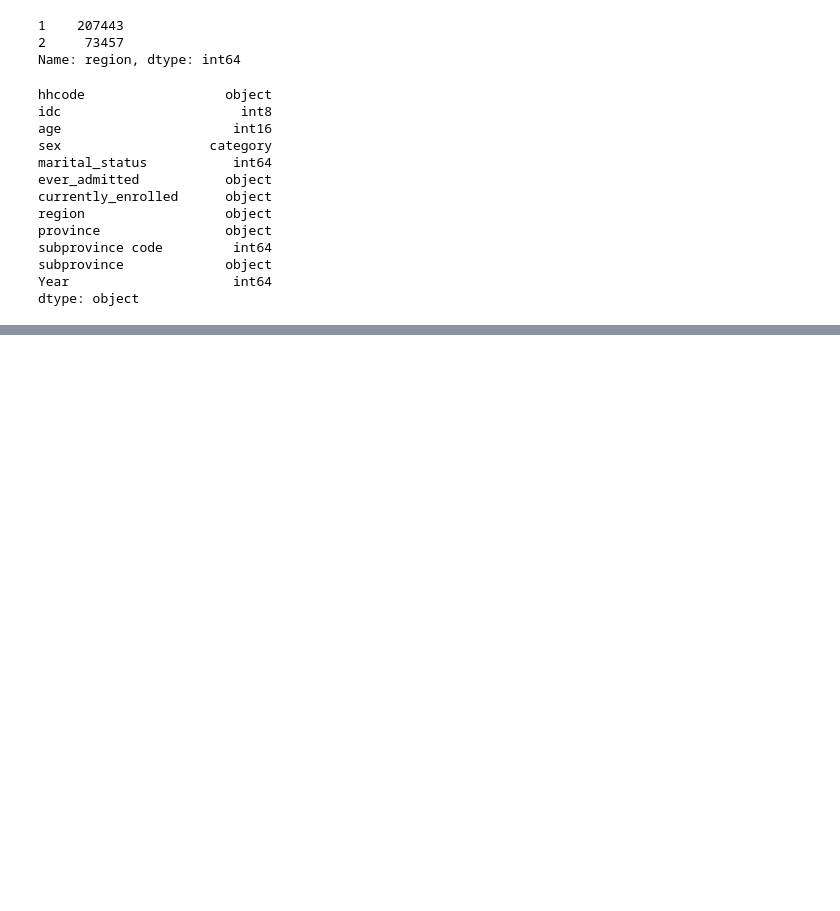
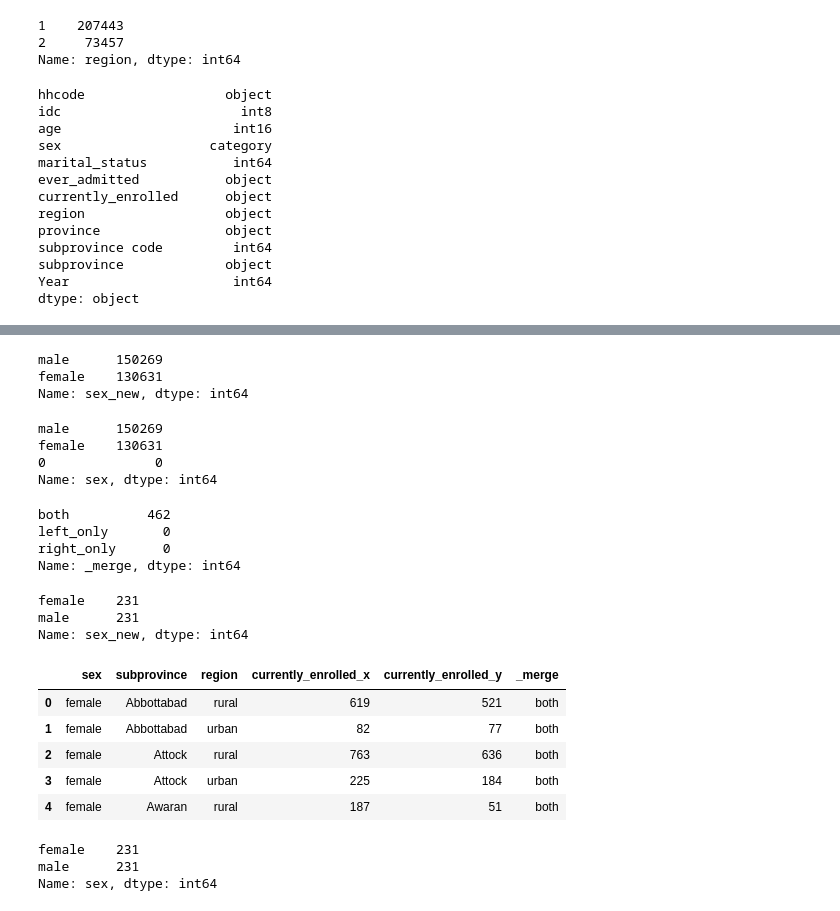
Before and after one commit to preetkhowaja/taliban_impact_pakistan, a Jupyter notebook: 10_data_cleaning/PSLM-1920.ipynb, the cells around one changed output, grey strips where cells are left out. Saved outputs shown, nothing was run; the diff lists cells and outputs as text; code cells hidden in the pictures; blank space fills up the shorter version.

Commit message:
creating aggregates for 2019-2020

```diff
--- a/10_data_cleaning/PSLM-1920.ipynb
+++ b/10_data_cleaning/PSLM-1920.ipynb
@@ -222,0 +230,59 @@ years19_20_.to_csv('/Users/preetkhowaja/Documents/midssp2022/unifying/uds-2022-i
+# %%
+years19_20_['sex_new'] = np.where(years19_20_.sex == 'female', 'female', 'male')
+# %%
+years19_20_.sex_new.value_counts()
+# %% [output]
+male      150269
+female    130631
+Name: sex_new, dtype: int64
+# %%
+years19_20_.sex.value_counts()
+# %% [output]
+male      150269
+female    130631
+0              0
+Name: sex, dtype: int64
+# %%
+# PRE-PROCESSING FOR DIFF-IN-DIFF DATA
+# convert currently_enrolled from string to integer
+years19_20_["currently_enrolled"].replace("yes", 1, inplace=True)
+years19_20_["currently_enrolled"].replace("no", 0, inplace=True)
+
+#check region for anomalies
+# years19_20_.region.value_counts()
+# years19_20_["region"].replace(3, "urban", inplace=True)
+# aggregate dataset for sample population
+df_grp_1 = years19_20_.groupby(["sex_new","subprovince","region"])["currently_enrolled"].count().reset_index()
+# aggregate dataset for enrollment total
+df_grp_2 = years19_20_.groupby(["sex_new","subprovince","region"])["currently_enrolled"].sum().reset_index()
+# merge data set
+df_grp_merge = pd.merge(df_grp_1, df_grp_2, on=["sex_new","subprovince","region"], indicator=True)
+# check merge
+df_grp_merge._merge.value_counts()
+# %% [output]
+both          462
+left_only       0
+right_only      0
+Name: _merge, dtype: int64
+# %%
+df_grp_merge.sex_new.value_counts()
+# %% [output]
+female    231
+male      231
+Name: sex_new, dtype: int64
+# %%
+df_grp_merge.rename(columns = {'sex_new': 'sex'}, inplace=True)
+df_grp_merge.head()
+# %% [output]
+|  | sex | subprovince | region | currently_enrolled_x | currently_enrolled_y | _merge |
+| 0 | female | Abbottabad | rural | 619 | 521 | both |
+| 1 | female | Abbottabad | urban | 82 | 77 | both |
+| 2 | female | Attock | rural | 763 | 636 | both |
+| 3 | female | Attock | urban | 225 | 184 | both |
+| 4 | female | Awaran | rural | 187 | 51 | both |
+# %%
+df_grp_merge.sex.value_counts()
+# %% [output]
+female    231
+male      231
+Name: sex, dtype: int64
```
Also changed, not shown: parts of 7 cells of this notebook.
